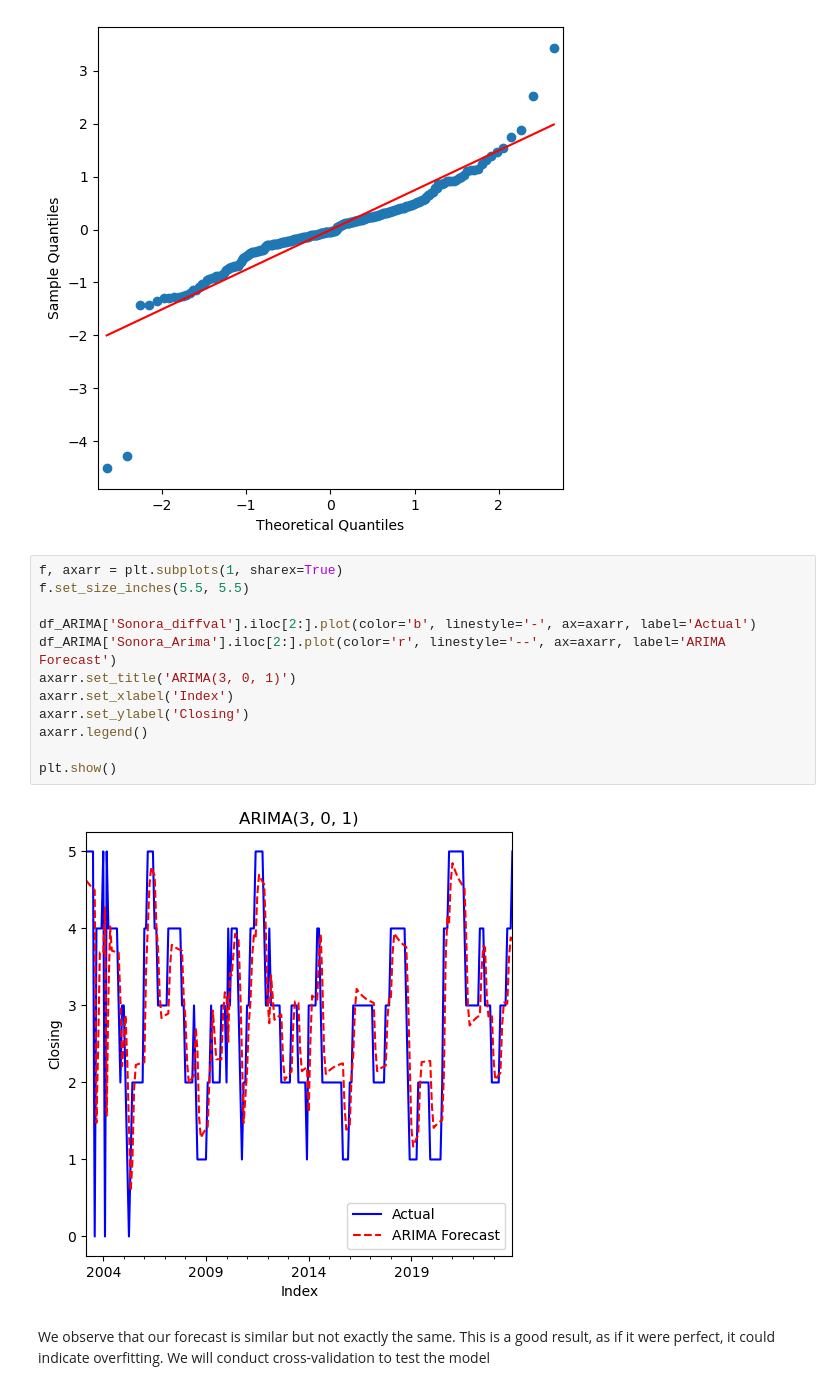
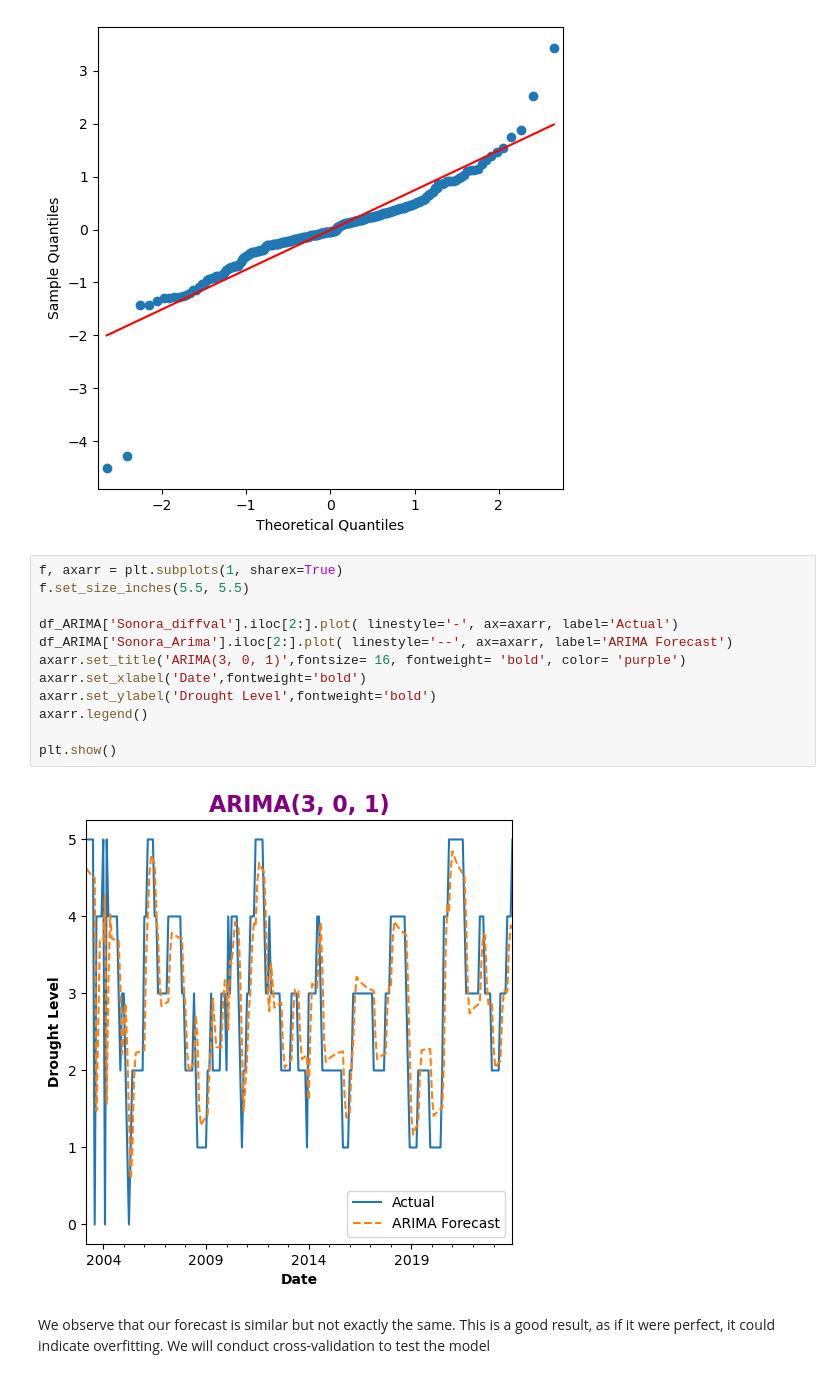
Before and after one commit to CCT-Dublin/capstone-project-feb-2024-ft-Denisse14GT, a Jupyter notebook: Ca3.ipynb, the cells around one changed output. Cells and saved outputs as stored; diff of their text form.

```diff
--- a/Ca3.ipynb
+++ b/Ca3.ipynb
@@ -676,17 +691,17 @@ plt.show()
 # %%
 f, axarr = plt.subplots(1, sharex=True)
 f.set_size_inches(5.5, 5.5)
 
-df_ARIMA['Sonora_diffval'].iloc[2:].plot(color='b', linestyle='-', ax=axarr, label='Actual')
-df_ARIMA['Sonora_Arima'].iloc[2:].plot(color='r', linestyle='--', ax=axarr, label='ARIMA Forecast')
-axarr.set_title('ARIMA(3, 0, 1)')
-axarr.set_xlabel('Index')
-axarr.set_ylabel('Closing')
+df_ARIMA['Sonora_diffval'].iloc[2:].plot( linestyle='-', ax=axarr, label='Actual')
+df_ARIMA['Sonora_Arima'].iloc[2:].plot( linestyle='--', ax=axarr, label='ARIMA Forecast')
+axarr.set_title('ARIMA(3, 0, 1)',fontsize= 16, fontweight= 'bold', color= 'purple')
+axarr.set_xlabel('Date',fontweight='bold')
+axarr.set_ylabel('Drought Level',fontweight='bold')
 axarr.legend()
 
 plt.show()
 # %% [output]
-[figure, old version]
+[figure, new version]
 # %% [markdown]
 We observe that our forecast is similar but not exactly the same. This is a good result, as if it were perfect, it could indicate overfitting. We will conduct cross-validation to test the model
 # %% [markdown]
```
Also changed, not shown: parts of 70 cells of this notebook.
